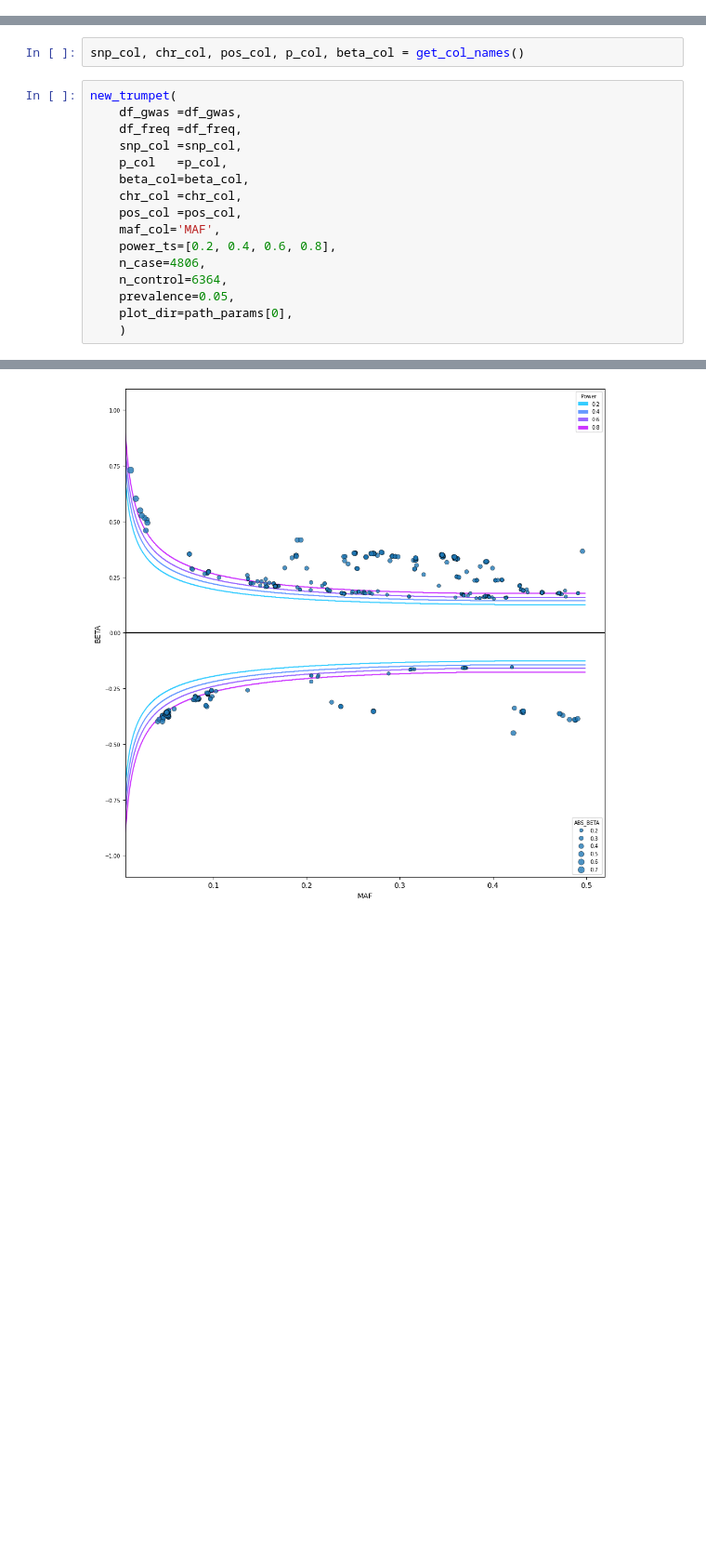
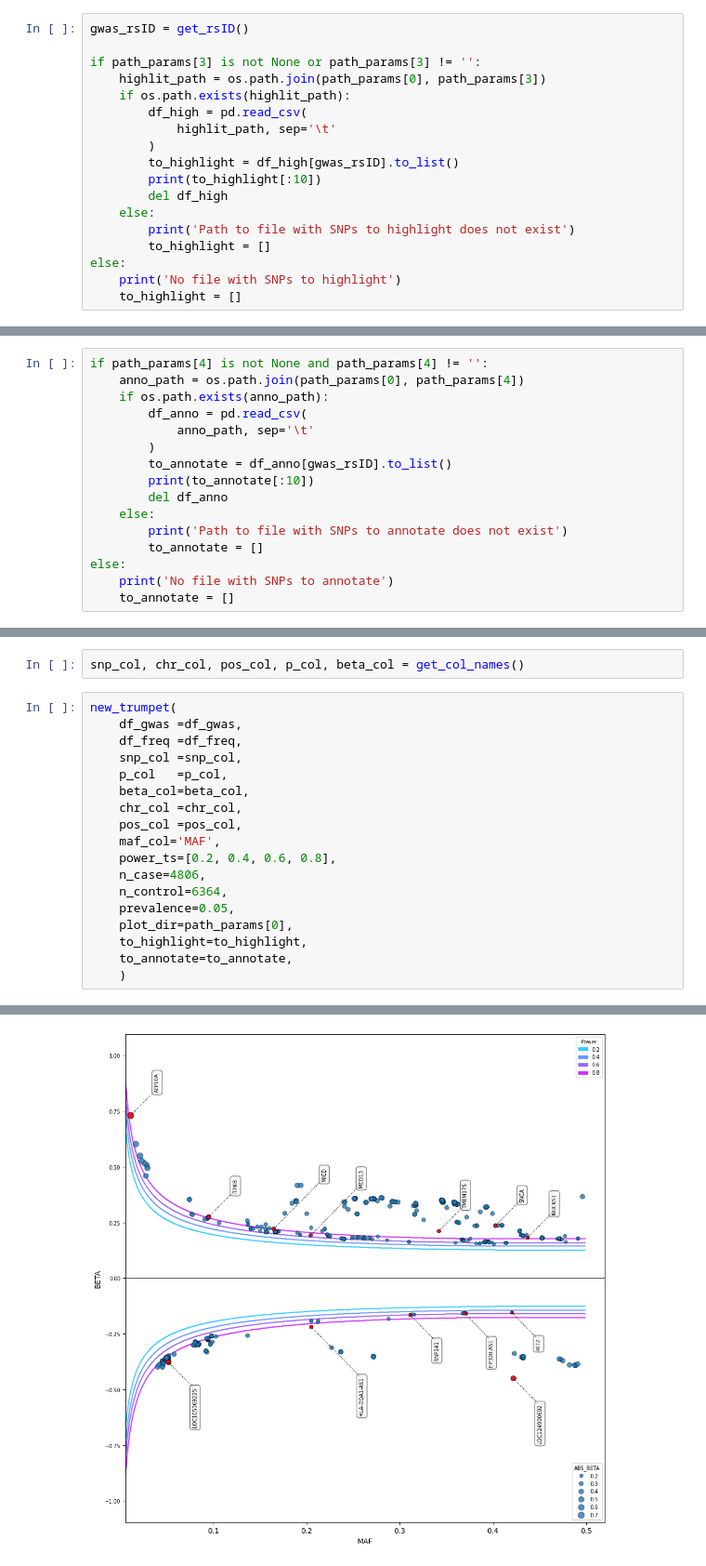
Before and after one commit to cge-tubingens/IDEAL-GENOM, a Jupyter notebook: notebooks/trumpet.ipynb, the cells around one changed output, grey strips where cells are left out. Shown at 93% size. Cells and saved outputs as stored; diff of their text form; blank space fills up the shorter version.

```diff
--- a/notebooks/trumpet.ipynb
+++ b/notebooks/trumpet.ipynb
@@ -131,0 +156,18 @@ df_freq.columns = ['ID', 'MAF']
+# %%
+gwas_rsID = get_rsID()
+
+if path_params[3] is not None or path_params[3] != '':
+    highlit_path = os.path.join(path_params[0], path_params[3])
+    if os.path.exists(highlit_path):
+        df_high = pd.read_csv(
+            highlit_path, sep='\t'
+        )
+        to_highlight = df_high[gwas_rsID].to_list()
+        print(to_highlight[:10])
+        del df_high
+    else:
+        print('Path to file with SNPs to highlight does not exist')
+        to_highlight = []
+else:
+    print('No file with SNPs to highlight')
+    to_highlight = []
@@ -131,0 +176,16 @@ df_freq.columns = ['ID', 'MAF']
+# %%
+if path_params[4] is not None and path_params[4] != '':
+    anno_path = os.path.join(path_params[0], path_params[4])
+    if os.path.exists(anno_path):
+        df_anno = pd.read_csv(
+            anno_path, sep='\t'
+        )
+        to_annotate = df_anno[gwas_rsID].to_list()
+        print(to_annotate[:10])
+        del df_anno
+    else:
+        print('Path to file with SNPs to annotate does not exist')
+        to_annotate = []
+else:
+    print('No file with SNPs to annotate')
+    to_annotate = []
@@ -186,5 +248,7 @@ new_trumpet(
     n_control=6364,
     prevalence=0.05,
     plot_dir=path_params[0],
+    to_highlight=to_highlight,
+    to_annotate=to_annotate,
     )
 # %% [output]
@@ -203,2 +271,2 @@ new_trumpet(
-[figure, old version]
+[figure, new version]
 True
```
Also changed, not shown: parts of 7 cells of this notebook.
